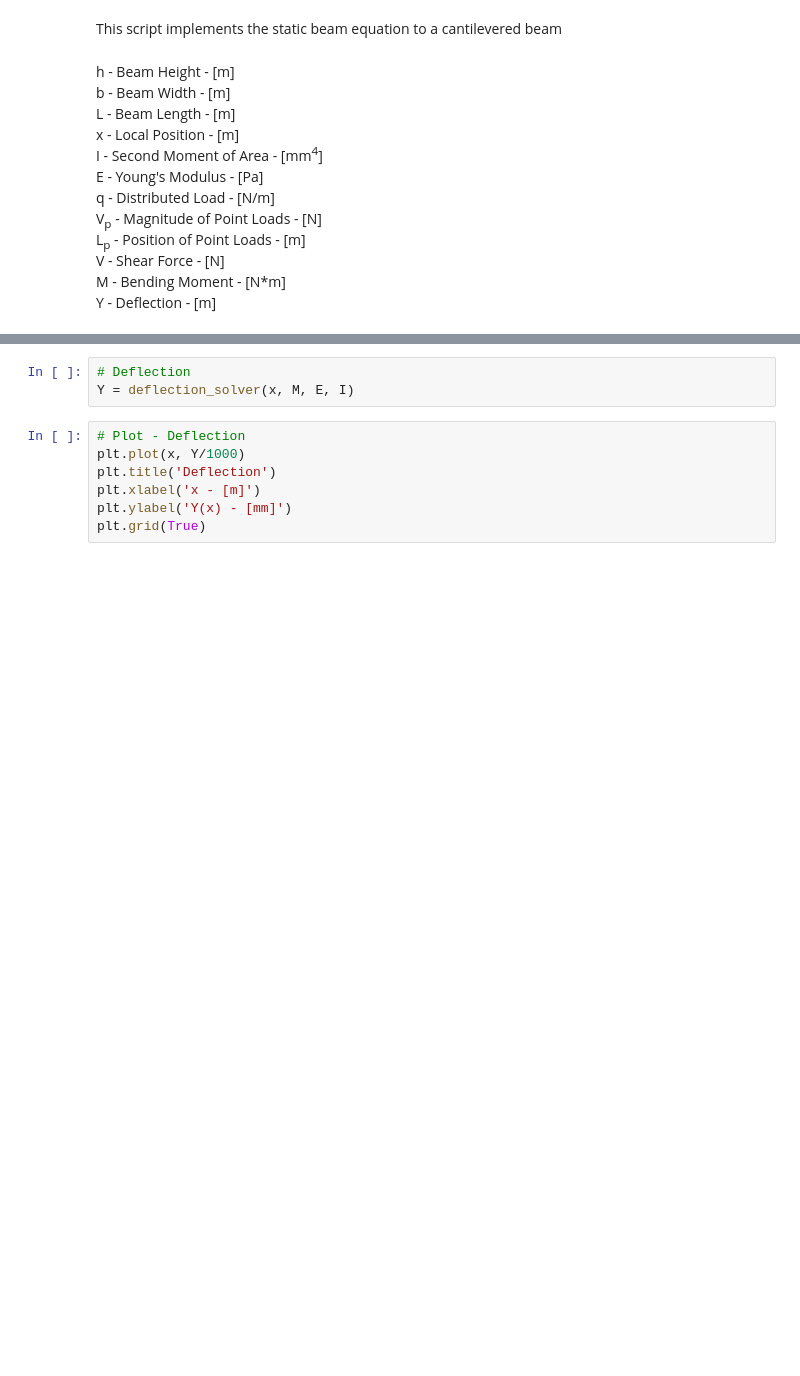
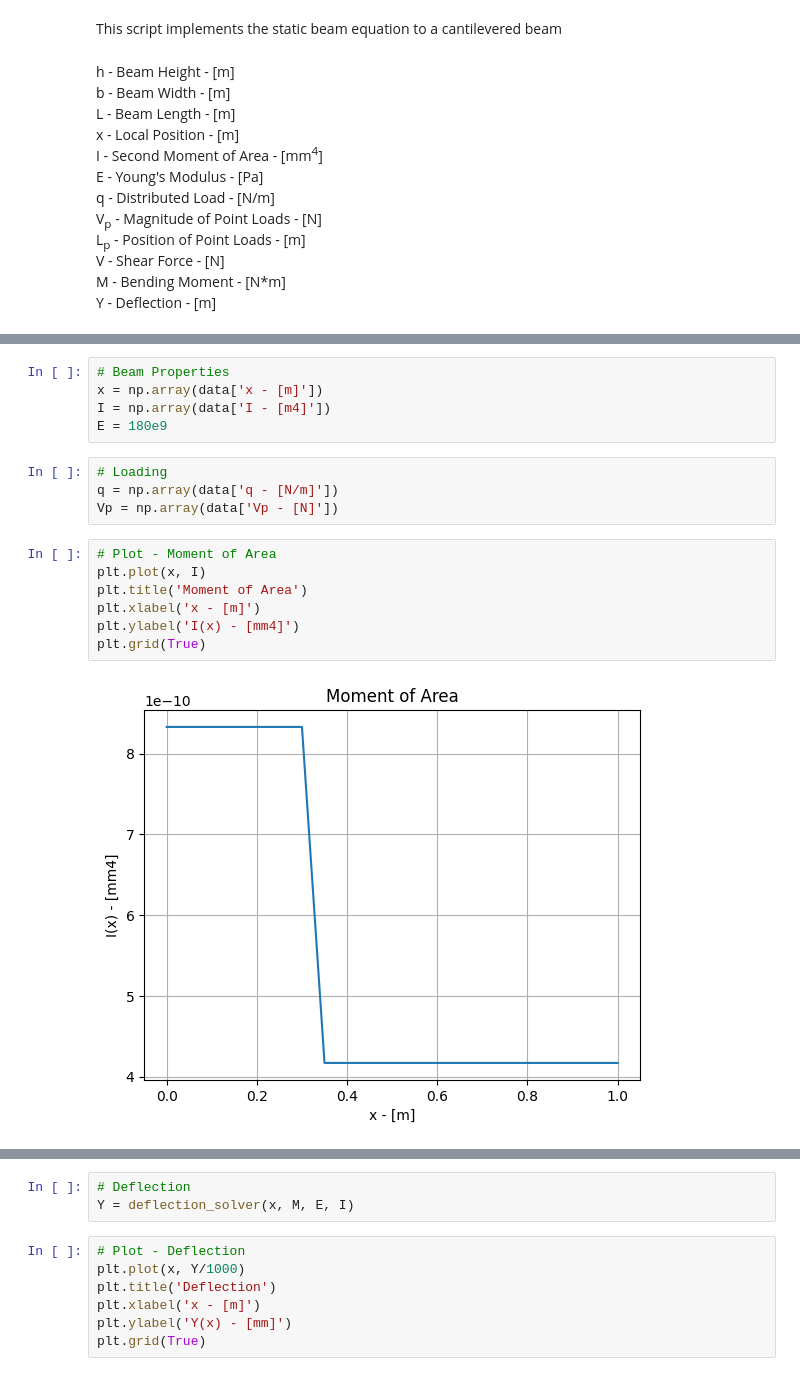
Before and after one commit to yates6789/Beam-Solver, a Jupyter notebook: beam.ipynb, the cells around one changed output, grey strips where cells are left out. Saved outputs shown, nothing was run; the diff lists cells and outputs as text; blank space fills up the shorter version.

```diff
--- a/beam.ipynb
+++ b/beam.ipynb
@@ -34,3 +42,21 @@ L_p = np.array([0.33, 0.66])
+# %%
+# Beam Properties
+x = np.array(data['x - [m]'])
+I = np.array(data['I - [m4]'])
+E = 180e9
+# %%
+# Loading
+q = np.array(data['q - [N/m]'])
+Vp = np.array(data['Vp - [N]'])
+# %%
+# Plot - Moment of Area
+plt.plot(x, I)
+plt.title('Moment of Area')
+plt.xlabel('x - [m]')
+plt.ylabel('I(x) - [mm4]')
+plt.grid(True)
+# %% [output]
+[figure, added]
 # %%
 # Plot - Distributed Load
 plt.plot(x, q)
```
Also changed, not shown: parts of 15 cells of this notebook, 1 other file.
